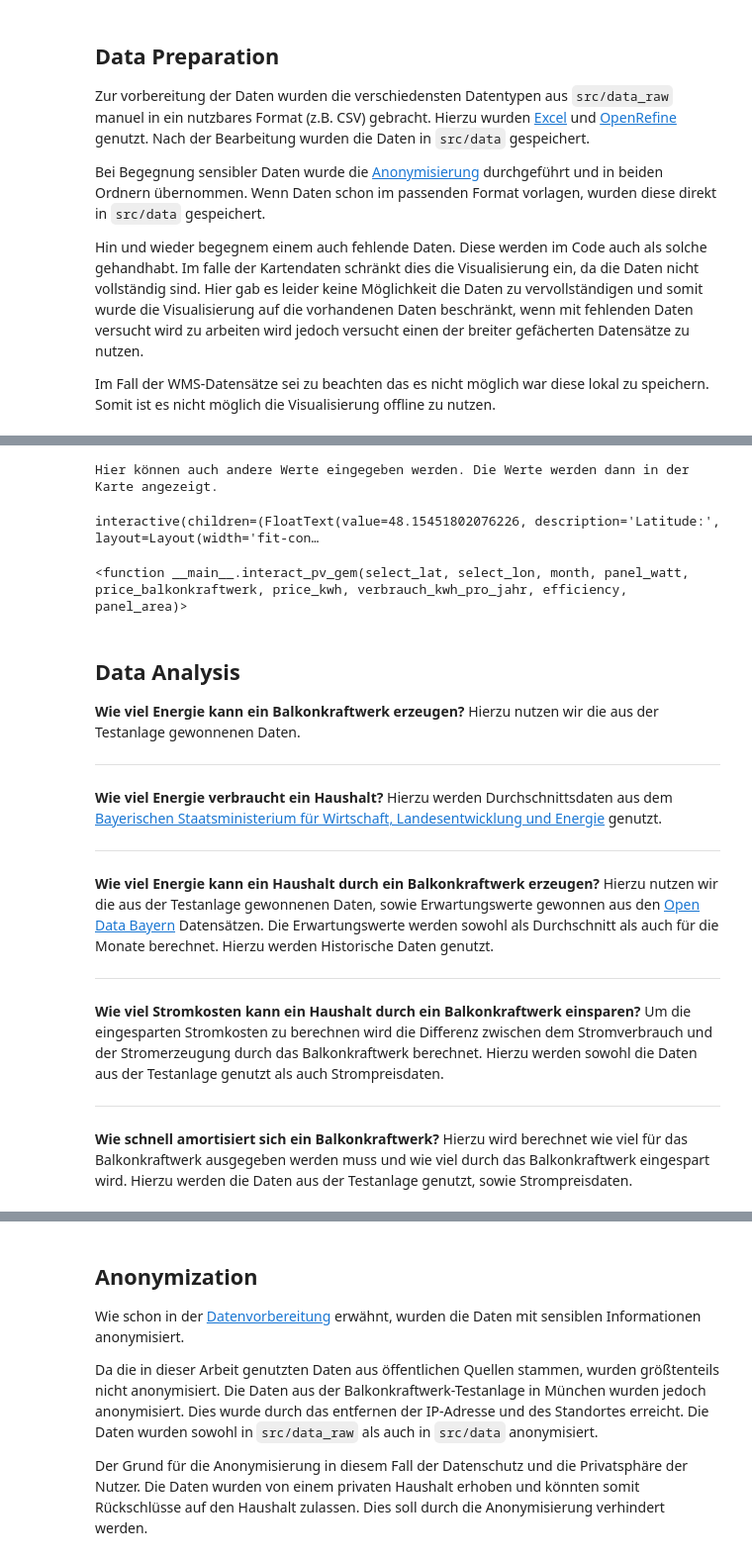
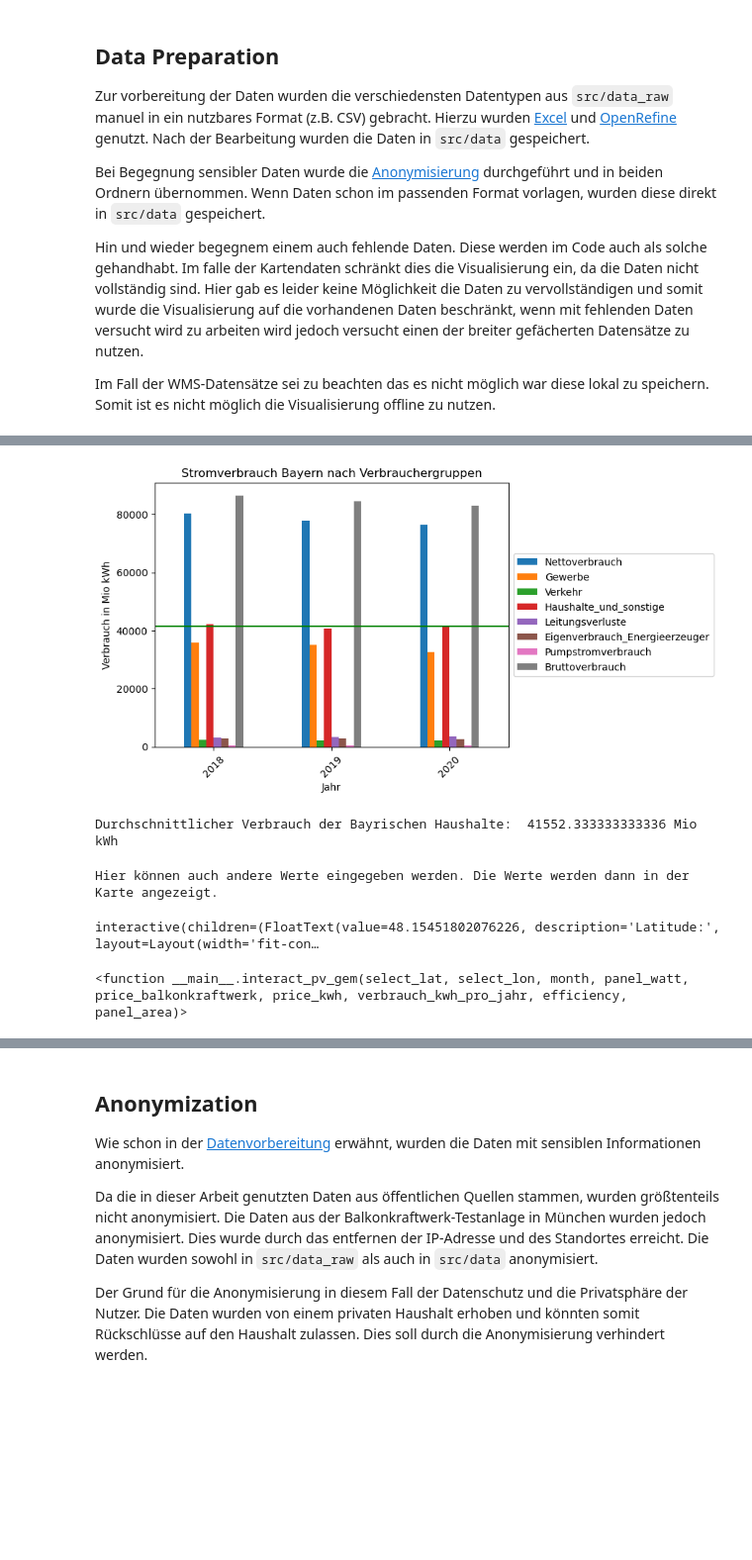
Before and after one commit to naxey/BavariaStateElection_DataVis23, a Jupyter notebook: src/main.ipynb, the cells around one changed output, grey strips where cells are left out. Shown: that part at 99% size. Cells and saved outputs as stored; diff of their text form; code cells hidden in the pictures; blank space fills up the shorter version.

```diff
--- a/src/main.ipynb
+++ b/src/main.ipynb
@@ -101,3 +141,23 @@ import xml.etree.ElementTree as ET
+# %%
+df = pd.read_csv('./data/energiebilanz/E1_Verbrauch_Strom_Bayern_2018_2020.csv')
+y_columns = df.columns[1:]
+df.plot(x='Year', y=y_columns, kind='bar')
+plt.xlabel('Jahr')
+plt.ylabel('Verbrauch in Mio kWh')
+plt.title('Stromverbrauch Bayern nach Verbrauchergruppen')
+#add meanline to legend
+plt.legend(loc='center left', bbox_to_anchor=(1.0, 0.5))
+plt.xticks(rotation=45)
+plt.savefig('output_plot.png')
+plt.axhline(y=df['Haushalte_und_sonstige'].mean(), color='green', linestyle='-')
+plt.show()
+
+#Durchschnitt Verbrauch Haushalt
+durchschnittlicher_verbrauch_haushalte_bayern = df['Haushalte_und_sonstige'].mean()
+print("Durchschnittlicher Verbrauch der Bayrischen Haushalte: ", durchschnittlicher_verbrauch_haushalte_bayern, "Mio kWh")
+# %% [output]
+[figure, added]
+Durchschnittlicher Verbrauch der Bayrischen Haushalte:  41552.333333333336 Mio kWh
 # %%
 #Hilfsfunktionen
 
@@ -292,29 +347,3 @@ widgets.interact(interact_pv_gem,
 Hier können auch andere Werte eingegeben werden. Die Werte werden dann in der Karte angezeigt.
 interactive(children=(FloatText(value=48.15451802076226, description='Latitude:', layout=Layout(width='fit-con…
 <function __main__.interact_pv_gem(select_lat, select_lon, month, panel_watt, price_balkonkraftwerk, price_kwh, verbrauch_kwh_pro_jahr, efficiency, panel_area)>
-# %% [markdown]
-## Data Analysis
-
-**Wie viel Energie kann ein Balkonkraftwerk erzeugen?**
-Hierzu nutzen wir die aus der Testanlage gewonnenen Daten.
-
----
-
-**Wie viel Energie verbraucht ein Haushalt?**
-Hierzu werden Durchschnittsdaten aus dem [Bayerischen Staatsministerium für Wirtschaft, Landesentwicklung und Energie](https://www.stmwi.bayern.de) genutzt.
-
----
-
-**Wie viel Energie kann ein Haushalt durch ein Balkonkraftwerk erzeugen?**
-Hierzu nutzen wir die aus der Testanlage gewonnenen Daten, sowie Erwartungswerte gewonnen aus den [Open Data Bayern](https://opendata.bayern) Datensätzen.
-Die Erwartungswerte werden sowohl als Durchschnitt als auch für die Monate berechnet. Hierzu werden Historische Daten genutzt.
-
----
-
-**Wie viel Stromkosten kann ein Haushalt durch ein Balkonkraftwerk einsparen?**
-Um die eingesparten Stromkosten zu berechnen wird die Differenz zwischen dem Stromverbrauch und der Stromerzeugung durch das Balkonkraftwerk berechnet. Hierzu werden sowohl die Daten aus der Testanlage genutzt als auch Strompreisdaten.
-
----
-
-**Wie schnell amortisiert sich ein Balkonkraftwerk?**
-Hierzu wird berechnet wie viel für das Balkonkraftwerk ausgegeben werden muss und wie viel durch das Balkonkraftwerk eingespart wird. Hierzu werden die Daten aus der Testanlage genutzt, sowie Strompreisdaten.
```
Also changed, not shown: parts of 13 cells of this notebook, 6 other files.
